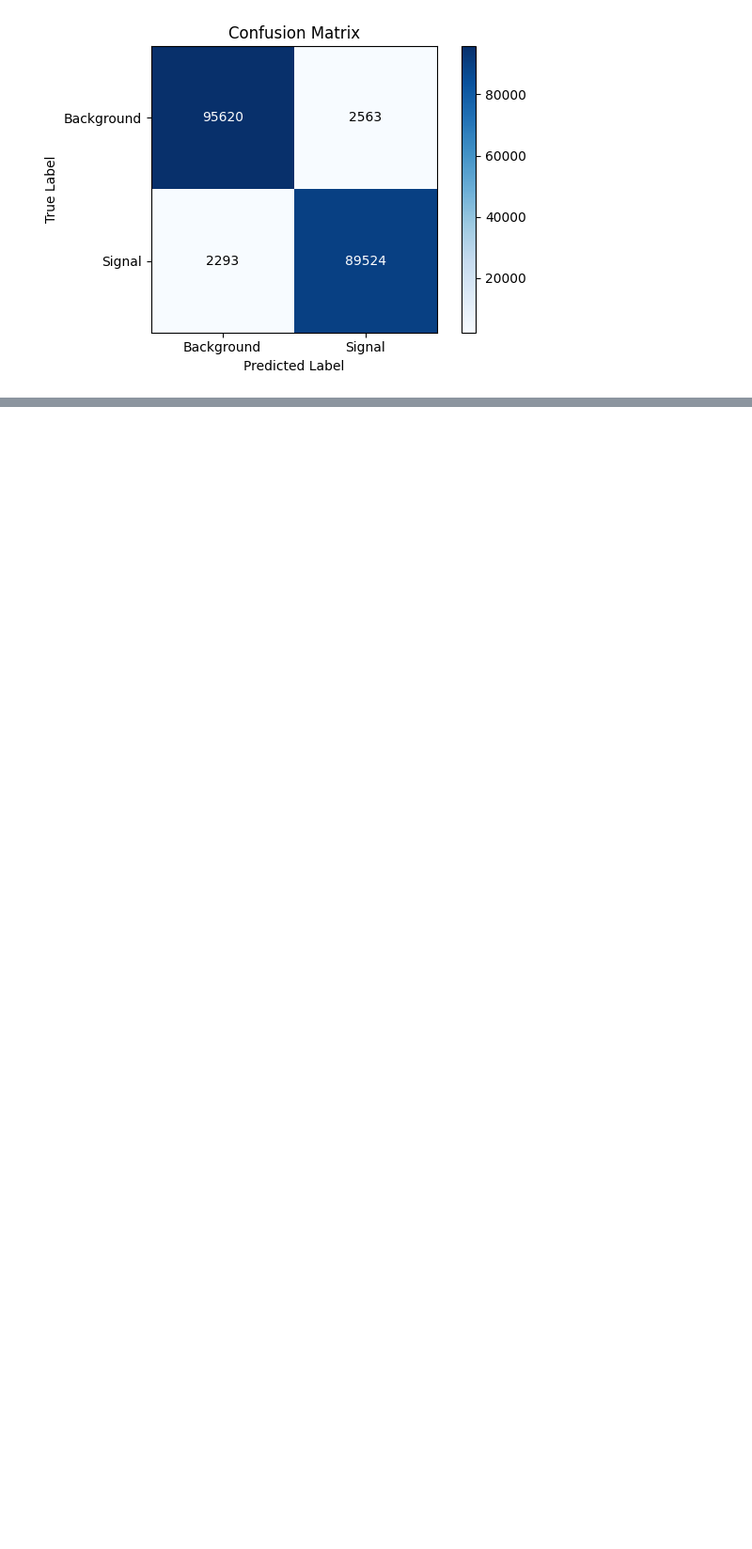
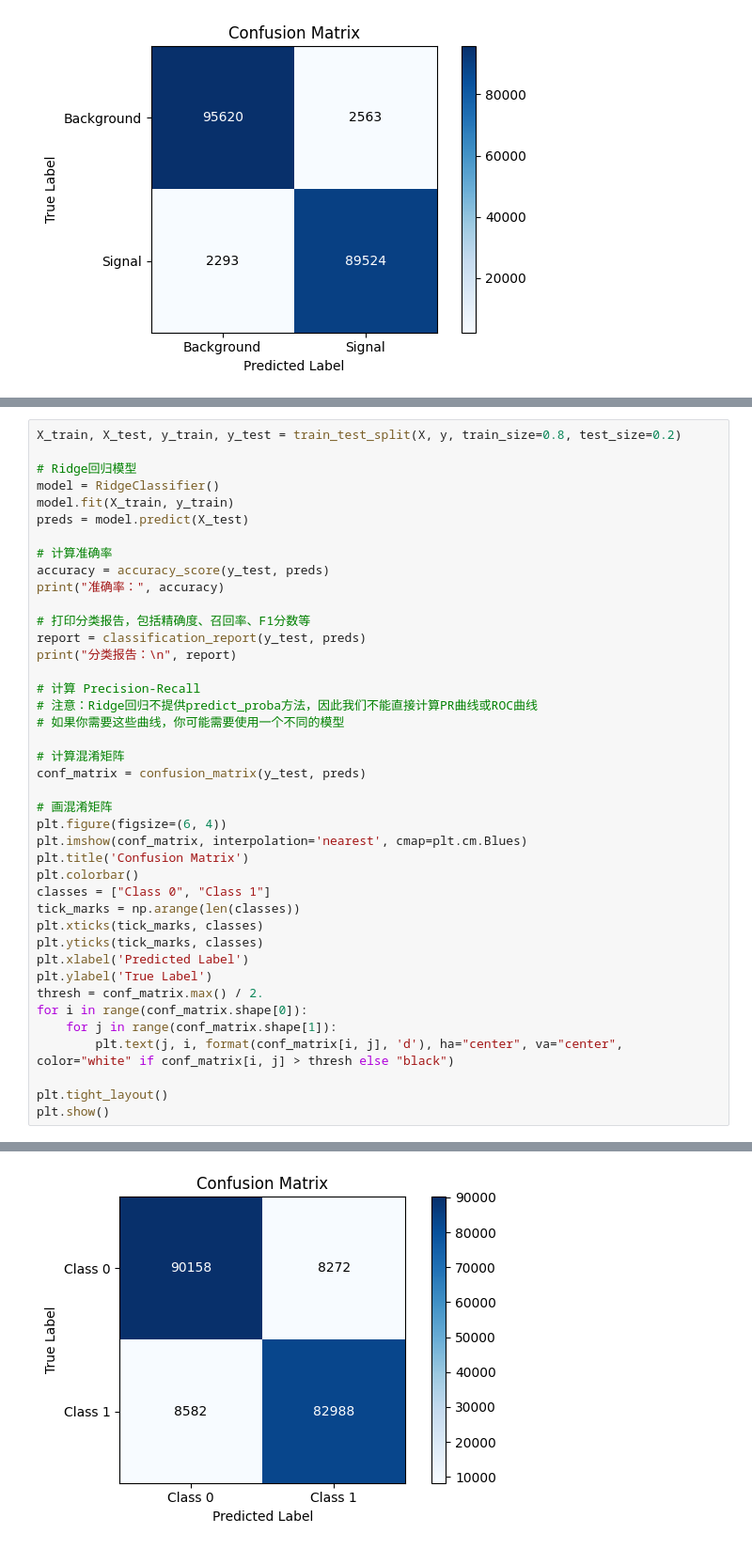
Before and after one commit to NoBugInMyCode/CV_research_project, a Jupyter notebook: ML.ipynb, the cells around one changed output, grey strips where cells are left out. Shown at 94% size. Saved outputs shown, nothing was run; the diff lists cells and outputs as text; blank space fills up the shorter version.

Commit message:
Two more models

```diff
--- a/ML.ipynb
+++ b/ML.ipynb
@@ -477,0 +395,42 @@ weighted avg       0.97      0.97      0.97    190000
+# %%
+X_train, X_test, y_train, y_test = train_test_split(X, y, train_size=0.8, test_size=0.2)
+
+# Ridge回归模型
+model = RidgeClassifier()
+model.fit(X_train, y_train)
+preds = model.predict(X_test)
+
+# 计算准确率
+accuracy = accuracy_score(y_test, preds)
+print("准确率：", accuracy)
+
+# 打印分类报告，包括精确度、召回率、F1分数等
+report = classification_report(y_test, preds)
+print("分类报告：\n", report)
+
+# 计算 Precision-Recall
+# 注意：Ridge回归不提供predict_proba方法，因此我们不能直接计算PR曲线或ROC曲线
+# 如果你需要这些曲线，你可能需要使用一个不同的模型
+
+# 计算混淆矩阵
+conf_matrix = confusion_matrix(y_test, preds)
+
+# 画混淆矩阵
+plt.figure(figsize=(6, 4))
+plt.imshow(conf_matrix, interpolation='nearest', cmap=plt.cm.Blues)
+plt.title('Confusion Matrix')
+plt.colorbar()
+classes = ["Class 0", "Class 1"]
+tick_marks = np.arange(len(classes))
+plt.xticks(tick_marks, classes)
+plt.yticks(tick_marks, classes)
+plt.xlabel('Predicted Label')
+plt.ylabel('True Label')
+thresh = conf_matrix.max() / 2.
+for i in range(conf_matrix.shape[0]):
+    for j in range(conf_matrix.shape[1]):
+        plt.text(j, i, format(conf_matrix[i, j], 'd'), ha="center", va="center", color="white" if conf_matrix[i, j] > thresh else "black")
+
+plt.tight_layout()
+plt.show()
+# %% [output]
@@ -477,0 +448 @@ weighted avg       0.97      0.97      0.97    190000
+[figure, added]
```
Also changed, not shown: parts of 6 cells of this notebook.
